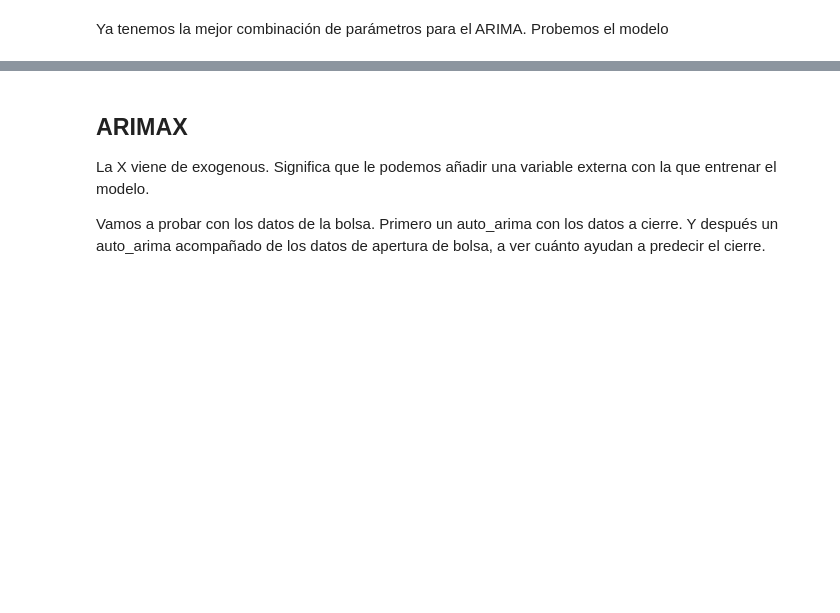
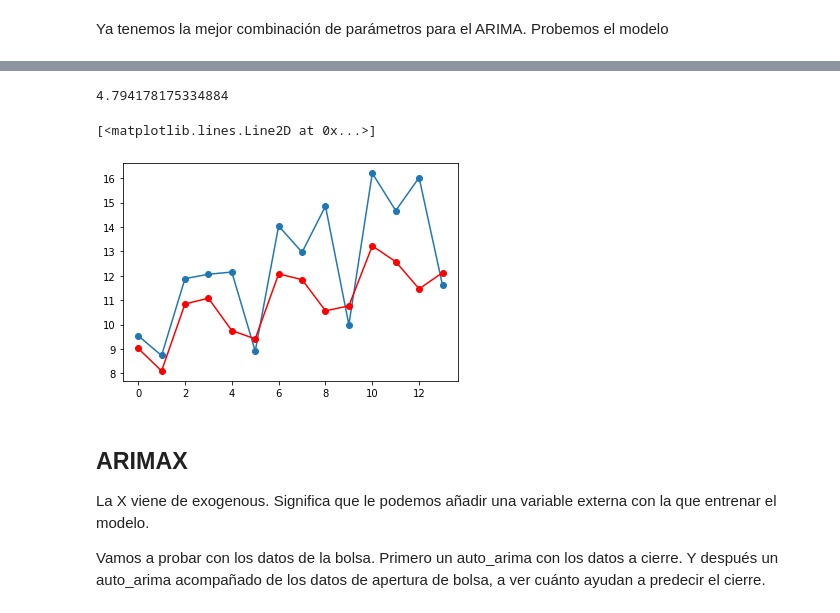
Before and after one commit to rafazamb/DS_PT_ENE21, a Jupyter notebook: 2-Machine_Learning/2.4_Time_Series/3 - ARIMA.ipynb, the cells around one changed output, grey strips where cells are left out. Saved outputs shown, nothing was run; the diff lists cells and outputs as text; code cells hidden in the pictures; blank space fills up the shorter version.

```diff
--- a/2-Machine_Learning/2.4_Time_Series/3 - ARIMA.ipynb
+++ b/2-Machine_Learning/2.4_Time_Series/3 - ARIMA.ipynb
@@ -275,2 +325,6 @@ Se utiliza para seleccionar el mejor modelo, que será el que tiene menor AIC. E
 # %% [markdown]
 Ya tenemos la mejor combinación de parámetros para el ARIMA. Probemos el modelo
+# %%
+best_model = ARIMA(train, order=(3,2,2))
+best_model_fit = best_model.fit()
+print(best_model_fit.summary())
@@ -277,3 +349,14 @@ Ya tenemos la mejor combinación de parámetros para el ARIMA. Probemos el model
+# %%
+predictions = best_model_fit.predict(start=70, end=70+13)
+print(mean_squared_error(test,predictions))
+# %% [output]
+4.794178175334884
+# %%
+plt.plot(test,'o-')
+plt.plot(predictions, 'o-', color='red')
+# %% [output]
+[<matplotlib.lines.Line2D at 0x...>]
+[figure, added]
 # %% [markdown]
 ## ARIMAX
 La X viene de exogenous. Significa que le podemos añadir una variable externa con la que entrenar el modelo.
```
Also changed, not shown: parts of 29 cells of this notebook, 6 other files.
